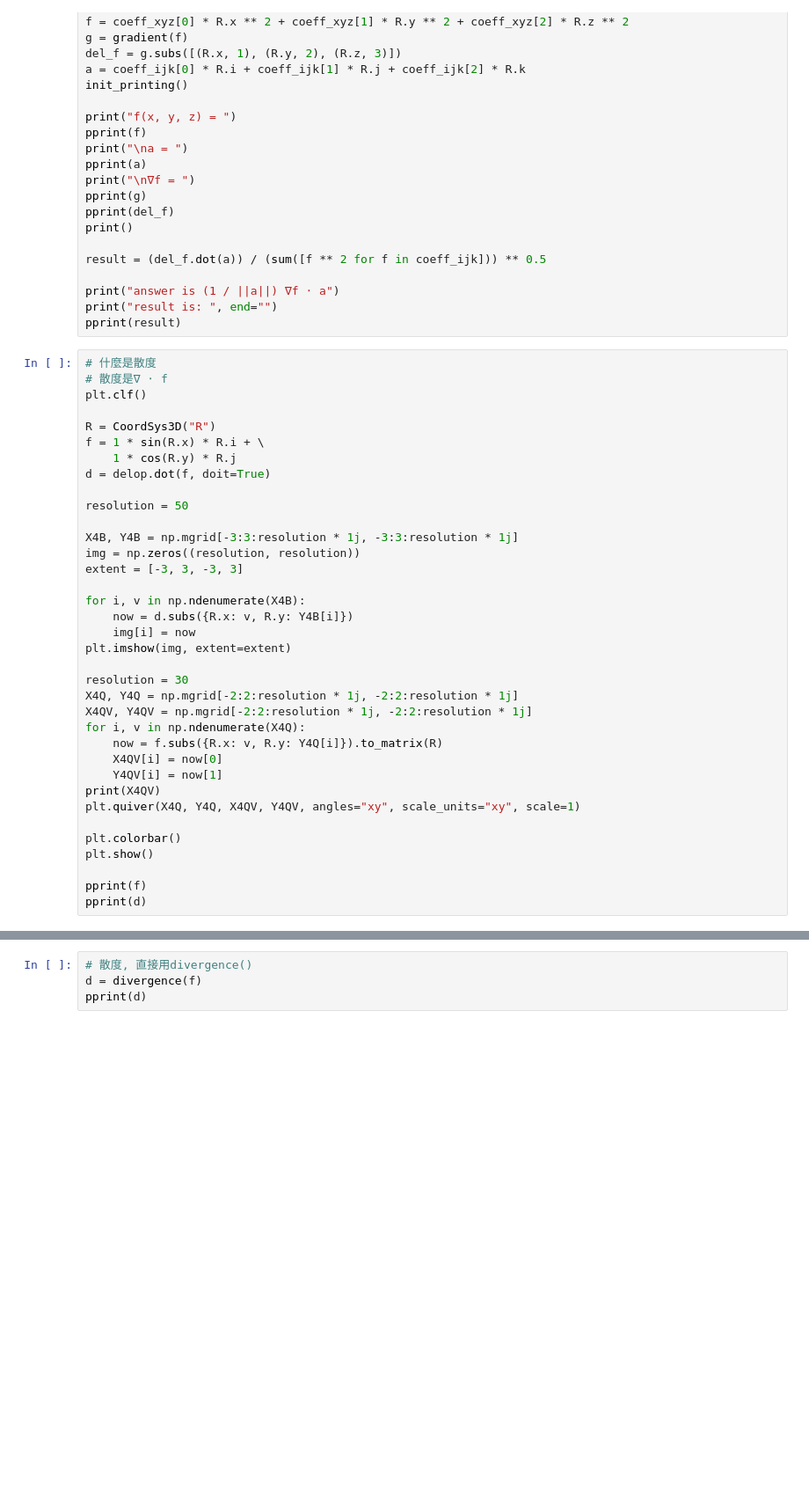
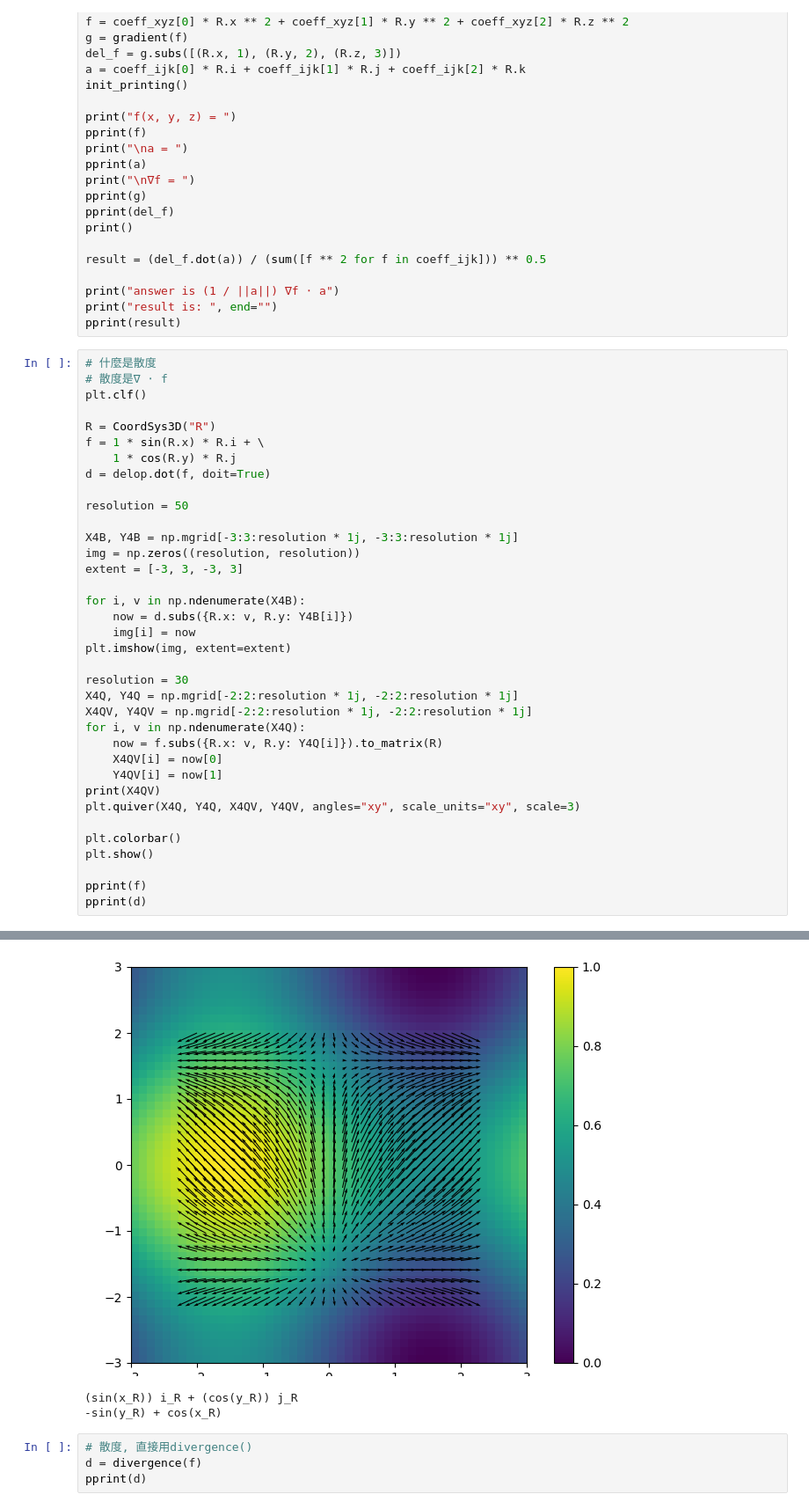
Before and after one commit to QuMCoding/QM-Book-Source, a Jupyter notebook: vector.ipynb, the cells around one changed output, grey strips where cells are left out. Shown at 88% size. Drawn from its saved outputs; the diff is of its cells as text; blank space fills up the shorter version.

```diff
--- a/vector.ipynb
+++ b/vector.ipynb
@@ -209,10 +224,11 @@ for i, v in np.ndenumerate(X4Q):
     X4QV[i] = now[0]
     Y4QV[i] = now[1]
 print(X4QV)
-plt.quiver(X4Q, Y4Q, X4QV, Y4QV, angles="xy", scale_units="xy", scale=1)
+plt.quiver(X4Q, Y4Q, X4QV, Y4QV, angles="xy", scale_units="xy", scale=3)
 
 plt.colorbar()
 plt.show()
 
 pprint(f)
 pprint(d)
+# %% [output]
@@ -219,3 +252,6 @@ pprint(d)
+[figure, added]
+(sin(x_R)) i_R + (cos(y_R)) j_R
+-sin(y_R) + cos(x_R)
 # %%
 # 散度, 直接用divergence()
 d = divergence(f)
```
Also changed, not shown: parts of 5 cells of this notebook.
